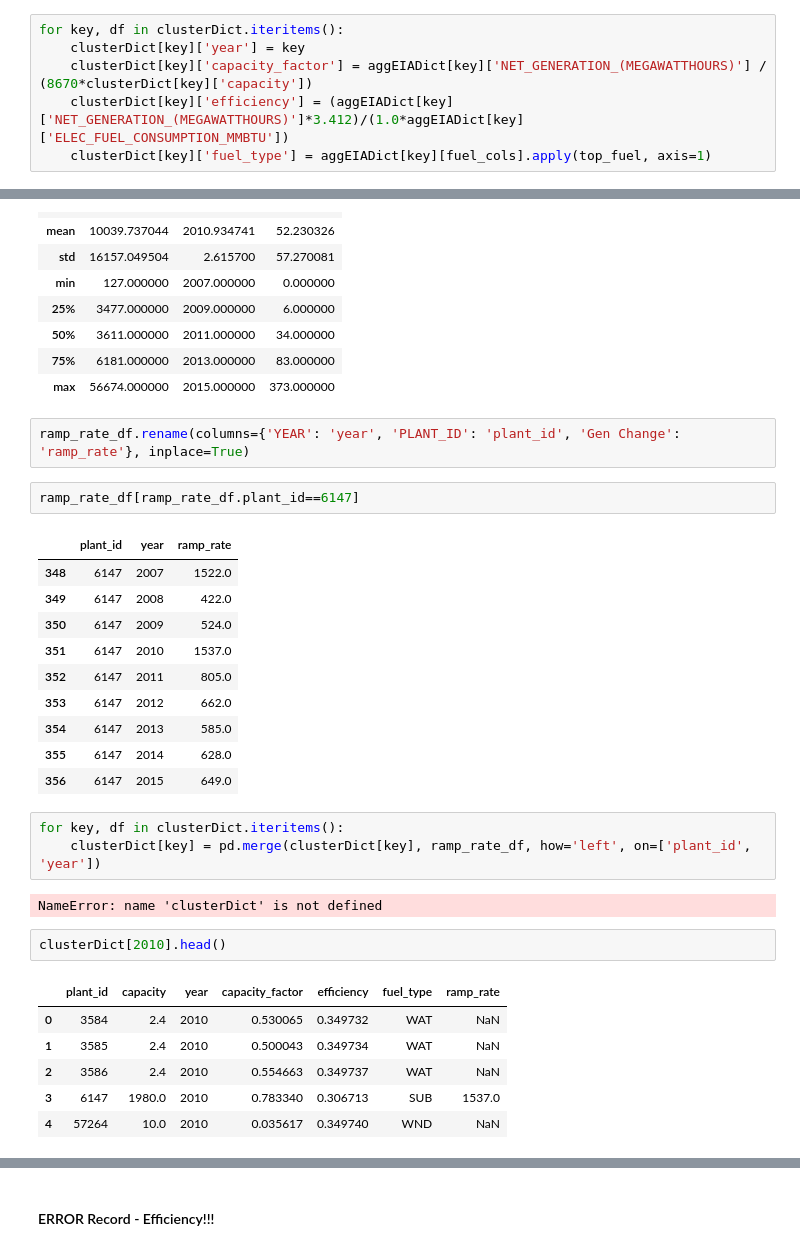
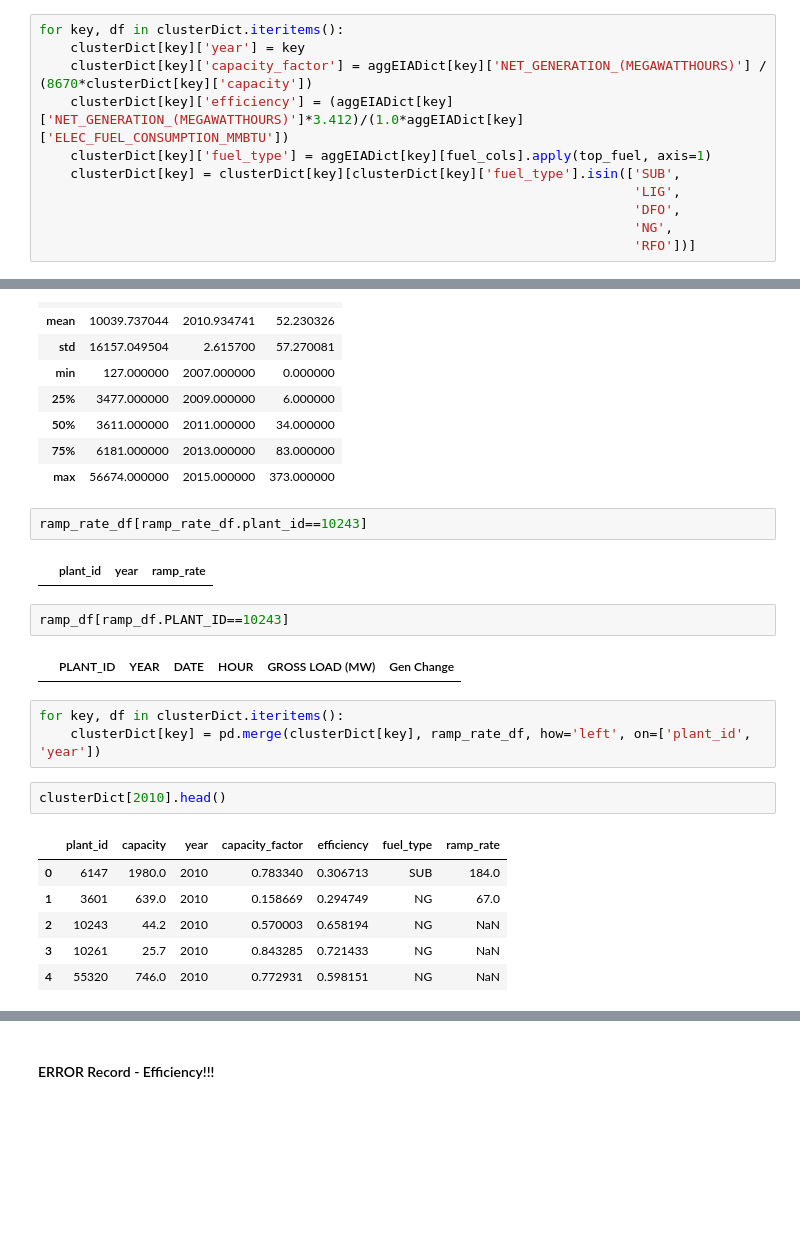
Before and after one commit to gschivley/ERCOT_power, a Jupyter notebook: Raw Data/Merging EPA and EIA.ipynb, the cells around one changed output, grey strips where cells are left out. Drawn from its saved outputs; the diff is of its cells as text; blank space fills up the shorter version.

```diff
--- a/Raw Data/Merging EPA and EIA.ipynb
+++ b/Raw Data/Merging EPA and EIA.ipynb
@@ -541,6 +541,11 @@ for key, df in clusterDict.iteritems():
     clusterDict[key]['capacity_factor'] = aggEIADict[key]['NET_GENERATION_(MEGAWATTHOURS)'] / (8670*clusterDict[key]['capacity'])
     clusterDict[key]['efficiency'] = (aggEIADict[key]['NET_GENERATION_(MEGAWATTHOURS)']*3.412)/(1.0*aggEIADict[key]['ELEC_FUEL_CONSUMPTION_MMBTU'])
     clusterDict[key]['fuel_type'] = aggEIADict[key][fuel_cols].apply(top_fuel, axis=1)
+    clusterDict[key] = clusterDict[key][clusterDict[key]['fuel_type'].isin(['SUB',
+                                                                            'LIG',
+                                                                            'DFO',
+                                                                            'NG',
+                                                                            'RFO'])]
 # %% [markdown]
 Merge all epa files in one df
 # %%
@@ -626,32 +632,23 @@ ramp_rate_df.describe()
 | 50% | 3611.000000 | 2011.000000 | 34.000000 |
 | 75% | 6181.000000 | 2013.000000 | 83.000000 |
 | max | 56674.000000 | 2015.000000 | 373.000000 |
-# %%
-ramp_rate_df.rename(columns={'YEAR': 'year', 'PLANT_ID': 'plant_id', 'Gen Change': 'ramp_rate'}, inplace=True)
 # %%
-ramp_rate_df[ramp_rate_df.plant_id==6147]
+ramp_rate_df[ramp_rate_df.plant_id==10243]
 # %% [output]
 |  | plant_id | year | ramp_rate |
-| 348 | 6147 | 2007 | 1522.0 |
-| 349 | 6147 | 2008 | 422.0 |
-| 350 | 6147 | 2009 | 524.0 |
-| 351 | 6147 | 2010 | 1537.0 |
-| 352 | 6147 | 2011 | 805.0 |
-| 353 | 6147 | 2012 | 662.0 |
-| 354 | 6147 | 2013 | 585.0 |
-| 355 | 6147 | 2014 | 628.0 |
-| 356 | 6147 | 2015 | 649.0 |
+# %%
+ramp_df[ramp_df.PLANT_ID==10243]
+# %% [output]
+|  | PLANT_ID | YEAR | DATE | HOUR | GROSS LOAD (MW) | Gen Change |
 # %%
 for key, df in clusterDict.iteritems():
     clusterDict[key] = pd.merge(clusterDict[key], ramp_rate_df, how='left', on=['plant_id', 'year'])
-# %% [output]
-NameError: name 'clusterDict' is not defined
 # %%
 clusterDict[2010].head()
 # %% [output]
 |  | plant_id | capacity | year | capacity_factor | efficiency | fuel_type | ramp_rate |
-| 0 | 3584 | 2.4 | 2010 | 0.530065 | 0.349732 | WAT | NaN |
-| 1 | 3585 | 2.4 | 2010 | 0.500043 | 0.349734 | WAT | NaN |
-| 2 | 3586 | 2.4 | 2010 | 0.554663 | 0.349737 | WAT | NaN |
-| 3 | 6147 | 1980.0 | 2010 | 0.783340 | 0.306713 | SUB | 1537.0 |
-| 4 | 57264 | 10.0 | 2010 | 0.035617 | 0.349740 | WND | NaN |
+| 0 | 6147 | 1980.0 | 2010 | 0.783340 | 0.306713 | SUB | 184.0 |
+| 1 | 3601 | 639.0 | 2010 | 0.158669 | 0.294749 | NG | 67.0 |
+| 2 | 10243 | 44.2 | 2010 | 0.570003 | 0.658194 | NG | NaN |
+| 3 | 10261 | 25.7 | 2010 | 0.843285 | 0.721433 | NG | NaN |
+| 4 | 55320 | 746.0 | 2010 | 0.772931 | 0.598151 | NG | NaN |
```
Also changed, not shown: parts of 6 cells of this notebook, 1 other file.
